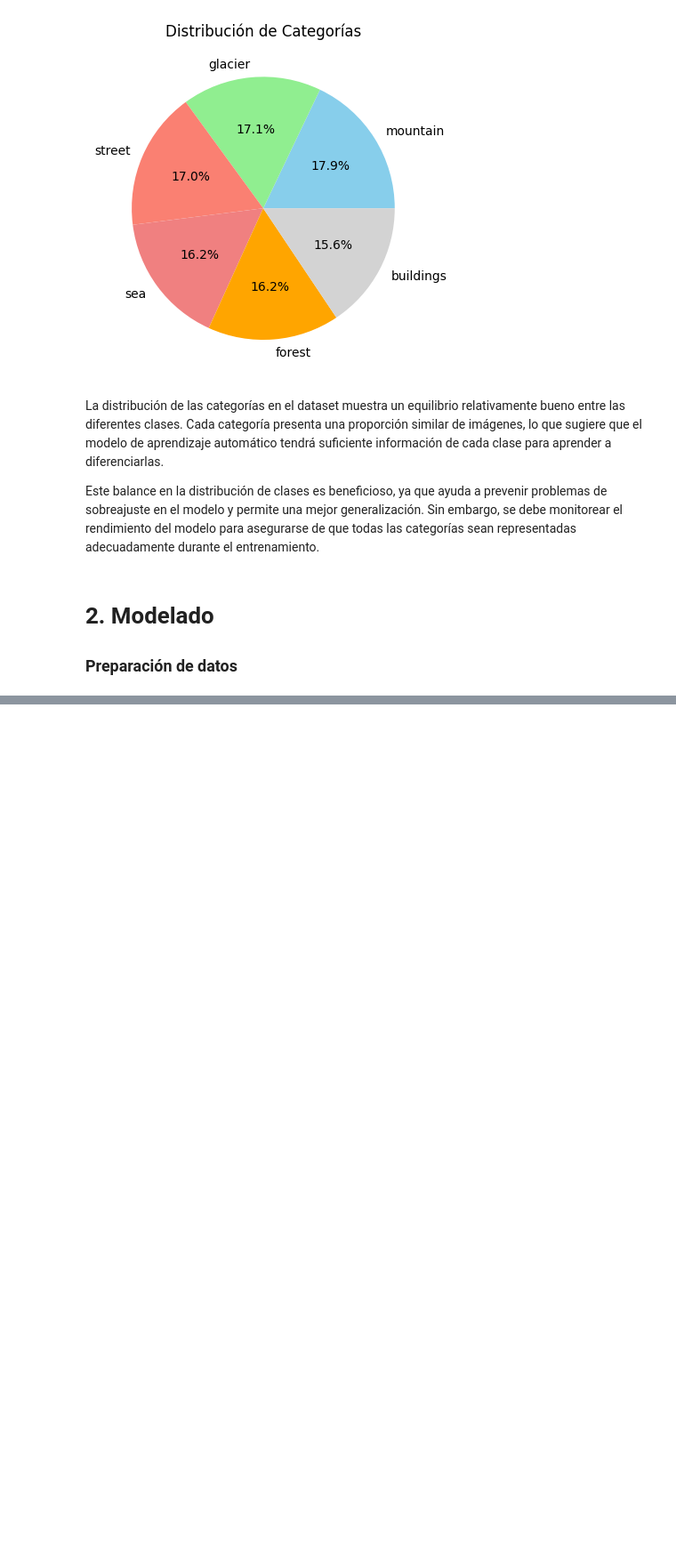
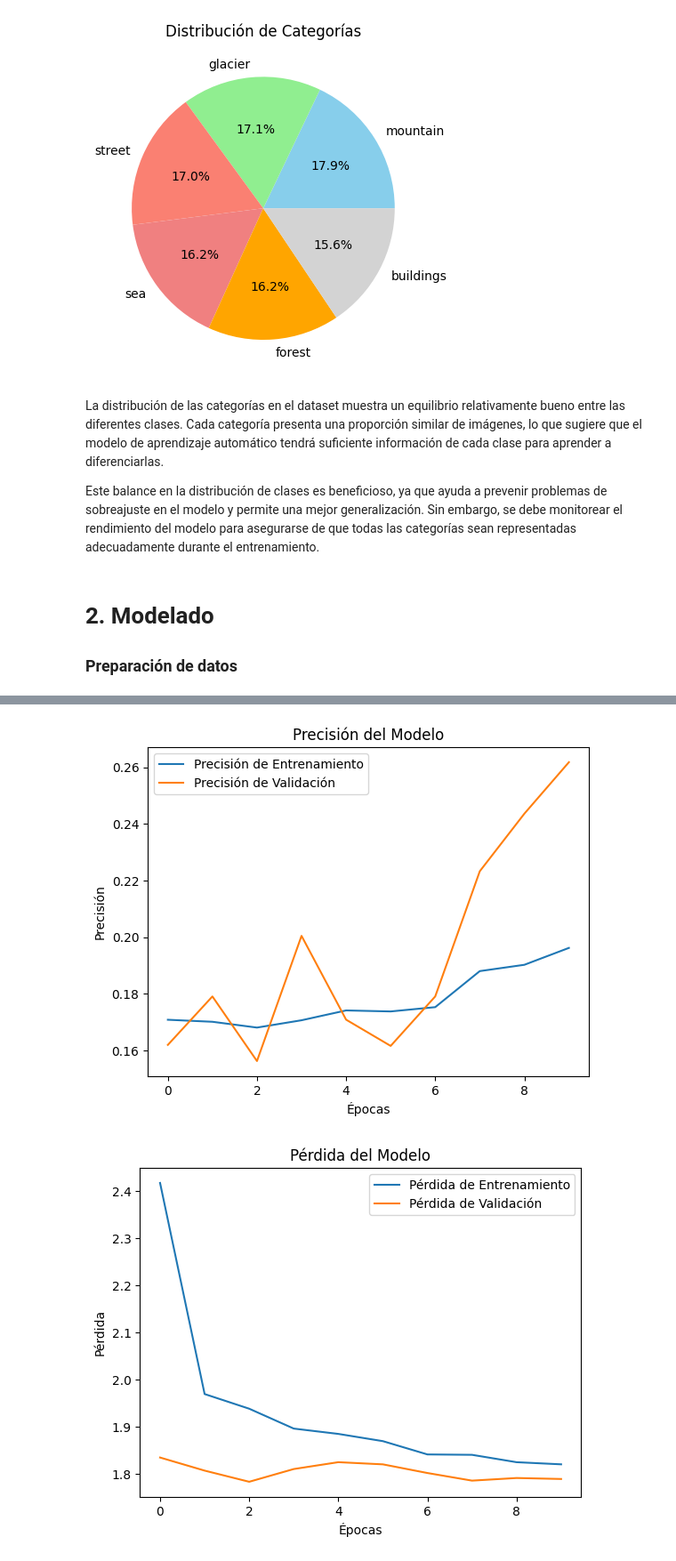
Before and after one commit to joaquinoldani/tp-ml-2, a Jupyter notebook: tp2_places.ipynb, the cells around one changed output, grey strips where cells are left out. Shown at 89% size. Cells and saved outputs as stored; diff of their text form; code cells hidden in the pictures; blank space fills up the shorter version.

```diff
--- a/tp2_places.ipynb
+++ b/tp2_places.ipynb
@@ -114,0 +228,24 @@ validation_generator = datagen.flow_from_directory(
+# %%
+# Definir la forma de entrada
+input_shape = (150, 150, 3)
+
+# Construir el modelo MLP
+modelMLP = Sequential([
+    Input(input_shape),
+    Flatten(),
+    Dense(500, activation='tanh'),
+    Dropout(0.25),
+    Dense(len(categories), activation='softmax'),  # 'categories' debe ser la lista de tus categorías
+])
+
+# Compilar el modelo
+modelMLP.compile(optimizer='adam', loss='categorical_crossentropy', metrics=['accuracy'])
+# %%
+# Entrenar el modelo
+history = modelMLP.fit(
+    train_generator,
+    validation_data=validation_generator,
+    epochs=10,  # Puedes ajustar el número de épocas según sea necesario
+    steps_per_epoch=len(train_generator),
+    validation_steps=len(validation_generator)
+)
@@ -114,0 +273,21 @@ validation_generator = datagen.flow_from_directory(
+# %%
+# Graficar la precisión
+plt.plot(history.history['accuracy'], label='Precisión de Entrenamiento')
+plt.plot(history.history['val_accuracy'], label='Precisión de Validación')
+plt.title('Precisión del Modelo')
+plt.xlabel('Épocas')
+plt.ylabel('Precisión')
+plt.legend()
+plt.show()
+
+# Graficar la pérdida
+plt.plot(history.history['loss'], label='Pérdida de Entrenamiento')
+plt.plot(history.history['val_loss'], label='Pérdida de Validación')
+plt.title('Pérdida del Modelo')
+plt.xlabel('Épocas')
+plt.ylabel('Pérdida')
+plt.legend()
+plt.show()
+# %% [output]
+[figure, added]
+[figure, added]
```
Also changed, not shown: parts of 12 cells of this notebook.
